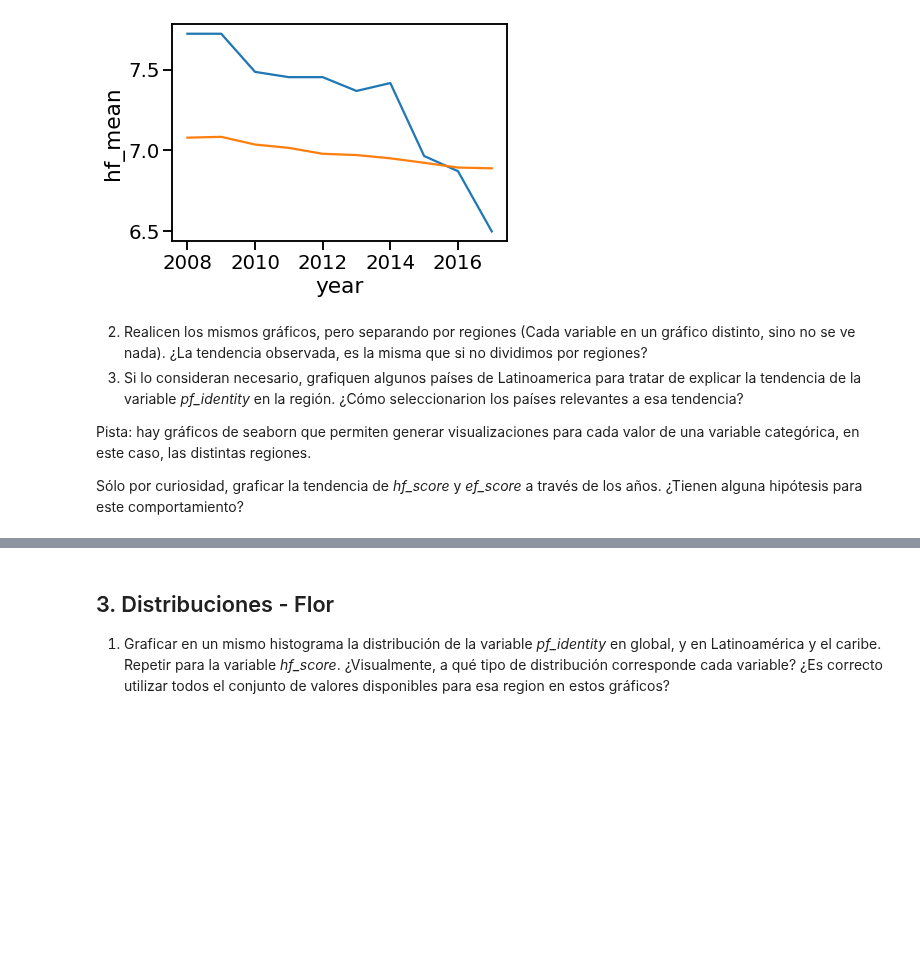
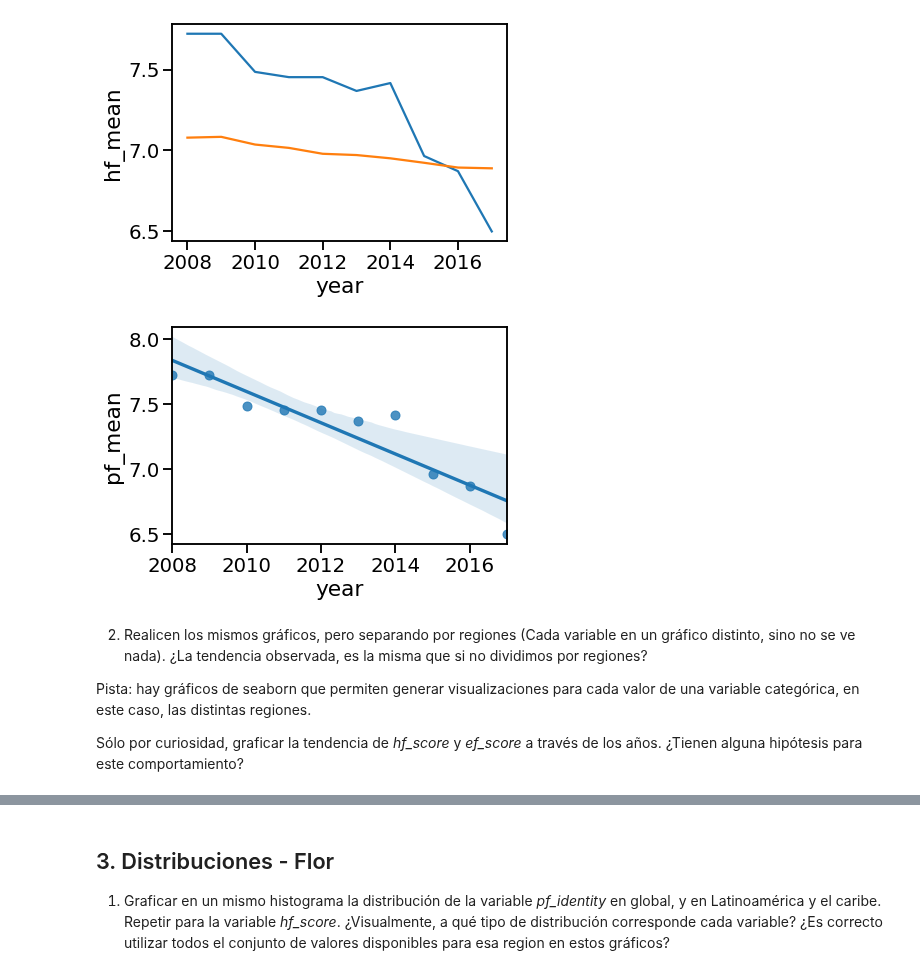
Before and after one commit to diplodatos2020-grupo5/AnalisisyVisualizacion, a Jupyter notebook: practico.ipynb, the cells around one changed output, grey strips where cells are left out. Cells and saved outputs as stored; diff of their text form; code cells hidden in the pictures; blank space fills up the shorter version.

Commit message:
1.2 2 y 3. falta agregar unas explicaciones en español y las cosas para hf

```diff
--- a/practico.ipynb
+++ b/practico.ipynb
@@ -316,9 +317,13 @@ bx=seaborn.lineplot(x="year", y="hf_mean", data=hf)
 
  {2008: 7.078014184397164, 2009: 7.08304964539007, 2010: 7.03529411764706, 2011: 7.014575163398693, 2012: 6.978039215686275, 2013: 6.970191082802549, 2014: 6.949937106918237, 2015: 6.922264150943398,  ...
 [figure]
+# %%
+global_pf = seaborn.regplot(x="year",y="pf_mean",data = pf)
+# %% [output]
+[figure, added]
 # %% [markdown]
 2. Realicen los mismos gráficos, pero separando por regiones (Cada variable en un gráfico distinto, sino no se ve nada). ¿La tendencia observada, es la misma que si no dividimos por regiones?
-3. Si lo consideran necesario, grafiquen algunos países de Latinoamerica para tratar de explicar la tendencia de la variable *pf_identity* en la región. ¿Cómo seleccionarion los países relevantes a esa tendencia?
+
 
 Pista: hay gráficos de seaborn que permiten generar visualizaciones para cada valor de una variable categórica, en este caso, las distintas regiones.
 
```
Also changed, not shown: parts of 18 cells of this notebook.
